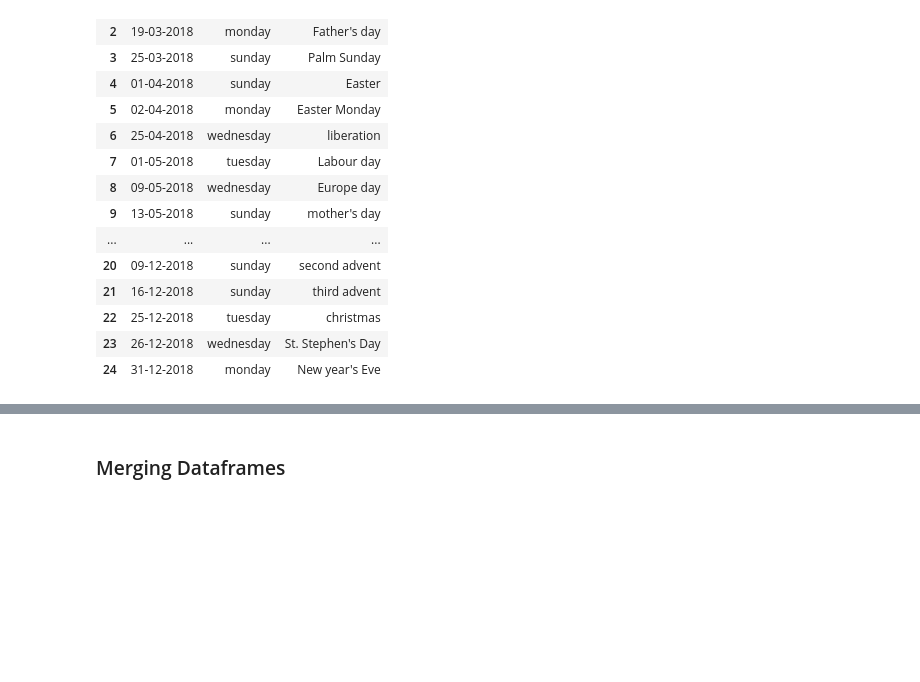
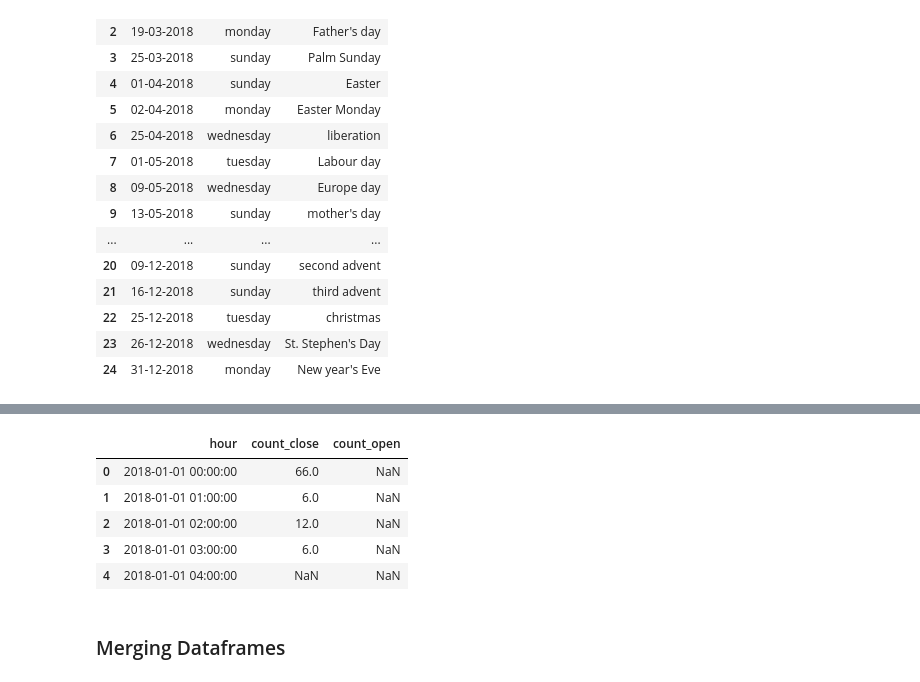
Before and after one commit to McNickSisto/world_data_league, a Jupyter notebook: stage_final/final_notebook_3_0.ipynb, the cells around one changed output, grey strips where cells are left out. Saved outputs shown, nothing was run; the diff lists cells and outputs as text; code cells hidden in the pictures; blank space fills up the shorter version.

```diff
--- a/stage_final/final_notebook_3_0.ipynb
+++ b/stage_final/final_notebook_3_0.ipynb
@@ -403,5 +408,14 @@ FileNotFoundError: [Errno 2] No such file or directory: 'GET MATCHES'
 # %%
-df_opening_hours = pd.read_csv('GET OPENING HOURS')
+df_opening_hours = pd.read_csv('https://raw.githubusercontent.com/McNickSisto/world_data_league/main/stage_final/data/opening_count_2018.csv')
+df_opening_hours=df_opening_hours.drop(columns='Unnamed: 0')
+df_opening_hours.head()
+# %% [output]
+|  | hour | count_close | count_open |
+| 0 | 2018-01-01 00:00:00 | 66.0 | NaN |
+| 1 | 2018-01-01 01:00:00 | 6.0 | NaN |
+| 2 | 2018-01-01 02:00:00 | 12.0 | NaN |
+| 3 | 2018-01-01 03:00:00 | 6.0 | NaN |
+| 4 | 2018-01-01 04:00:00 | NaN | NaN |
 # %% [markdown]
 ### Merging Dataframes
 # %%
```
Also changed, not shown: parts of 17 cells of this notebook.
